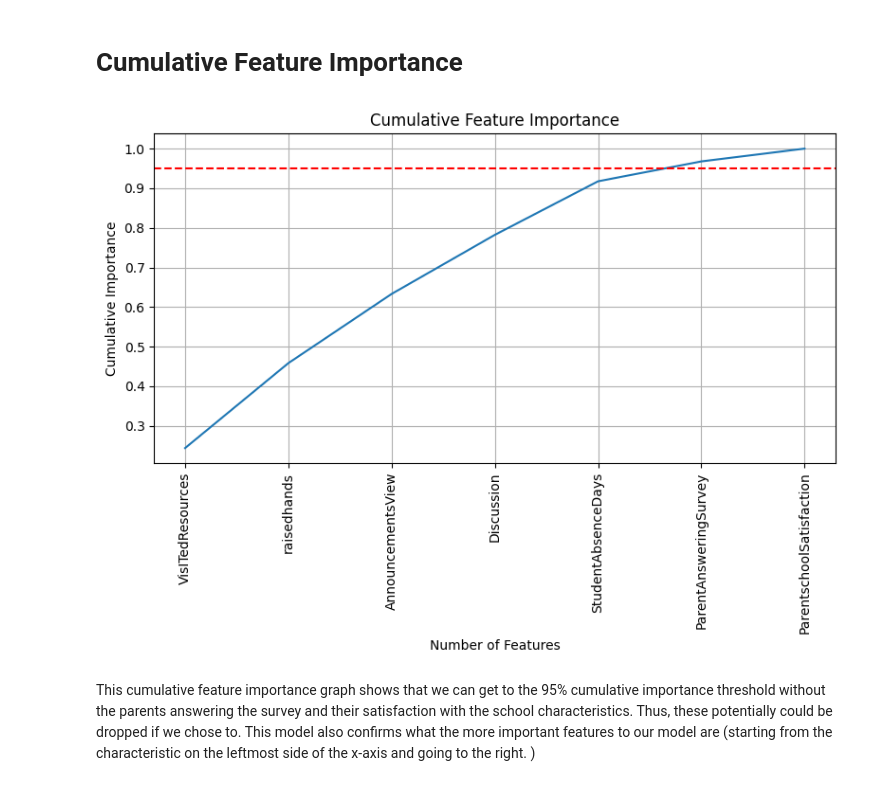
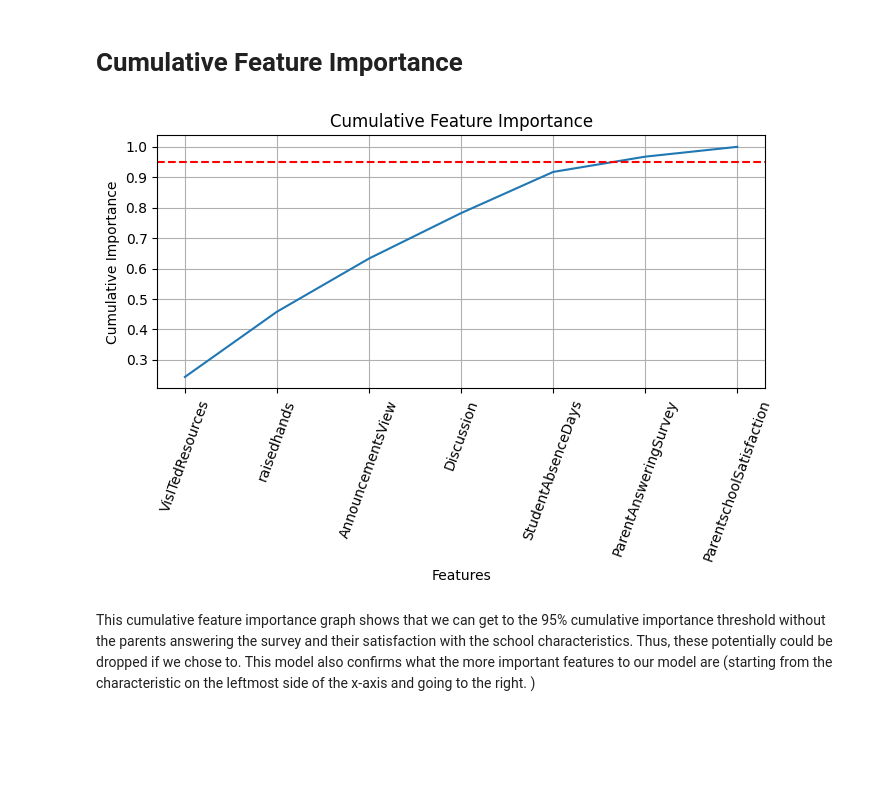
Before and after one commit to Isha-B-GitHub/COSC426-_Final, a Jupyter notebook: 426_Final_Project.ipynb, the cells around one changed output. Drawn from its saved outputs; the diff is of its cells as text; code cells hidden in the pictures; blank space fills up the shorter version.

Commit message:
Graphing logistics fixed

```diff
--- a/426_Final_Project.ipynb
+++ b/426_Final_Project.ipynb
@@ -485,18 +485,18 @@ I had also originally thought that the number of a student's absence days would
 # %% [markdown]
 # Cumulative Feature Importance
 # %%
-plt.figure(figsize=(8, 6))
+plt.figure(figsize=(7, 5))
 cumulative_importance = feature_importance.cumsum()
 cumulative_importance.plot()
 plt.axhline(y=0.95, color='r', linestyle='--')
 plt.title("Cumulative Feature Importance")
-plt.xlabel("Number of Features")
+plt.xlabel("Features")
 plt.ylabel("Cumulative Importance")
-plt.xticks(rotation=90)
+plt.xticks(rotation=70)
 plt.grid(True)
 plt.tight_layout()
 plt.show()
 # %% [output]
-[figure, old version]
+[figure, new version]
 # %% [markdown]
 This cumulative feature importance graph shows that we can get to the 95% cumulative importance threshold without the parents answering the survey and their satisfaction with the school characteristics. Thus, these potentially could be dropped if we chose to. This model also confirms what the more important features to our model are (starting from the characteristic on the leftmost side of the x-axis and going to the right. )
```
